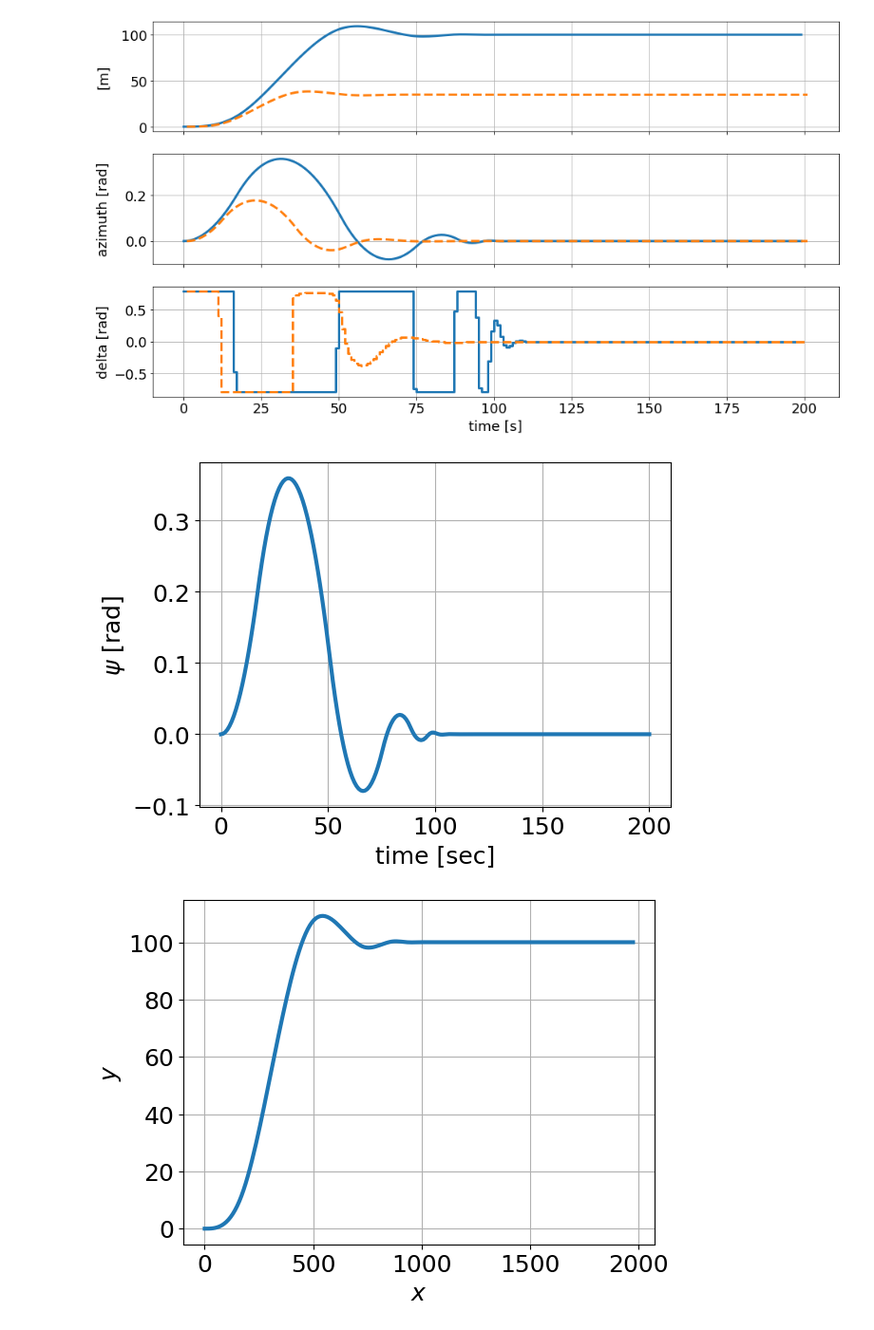
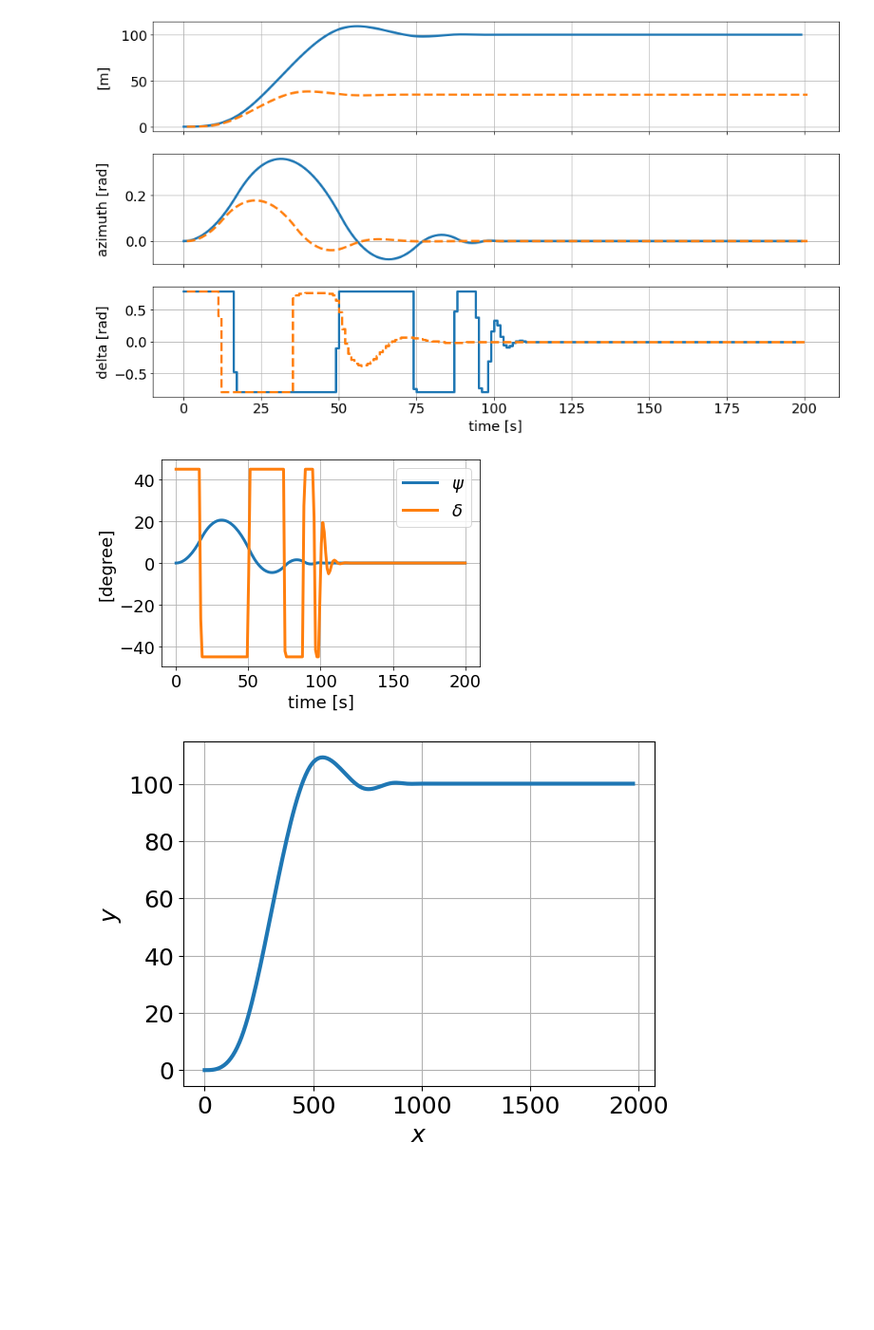
Before and after one commit to ShipMMG/shipmmg_control, a Jupyter notebook: notebooks/2_KT_with_3DOF.ipynb, the cells around one changed output. Shown at 95% size. Drawn from its saved outputs; the diff is of its cells as text; code cells hidden in the pictures; blank space fills up the shorter version.

```diff
--- a/notebooks/2_KT_with_3DOF.ipynb
+++ b/notebooks/2_KT_with_3DOF.ipynb
@@ -198,15 +198,15 @@ ship_kt.r = results['simulator']['_x','r'].reshape(-1)
 ship_kt.x = results['simulator']['_x','x'].reshape(-1)
 ship_kt.y = results['simulator']['_x','y'].reshape(-1)
 ship_kt.psi = results['simulator']['_x','ψ'].reshape(-1)
+ship_kt.δ = results['simulator']['_u','δ'].reshape(-1)
 # %%
-ship_kt.draw_chart(
-    "time",
-    "psi",
-    xlabel="time [sec]",
-    ylabel=r"$\psi$" + " [rad]",
-)
+plt.plot(ship_kt.time, list(map(lambda ψ: ψ * 180 / np.pi ,ship_kt.psi)), label='$\psi$')
+plt.plot(ship_kt.time, list(map(lambda δ: δ * 180 / np.pi ,ship_kt.δ)), label='$\delta$')
+plt.xlabel('time [s]')
+plt.ylabel('[degree]')
+plt.legend();
 # %% [output]
-[figure, old version]
+[figure, new version]
 # %%
 ship_kt.draw_xy_trajectory(aspect_equal=False)
 # %% [output]
```
Also changed, not shown: parts of 2 cells of this notebook, 2 other files.
